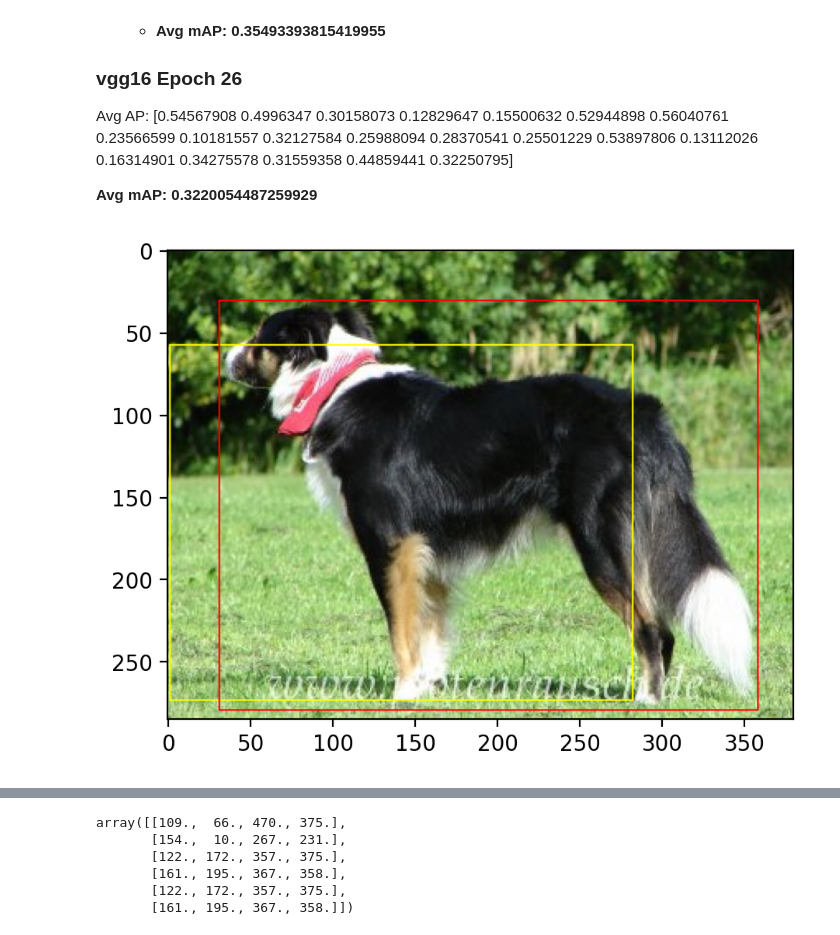
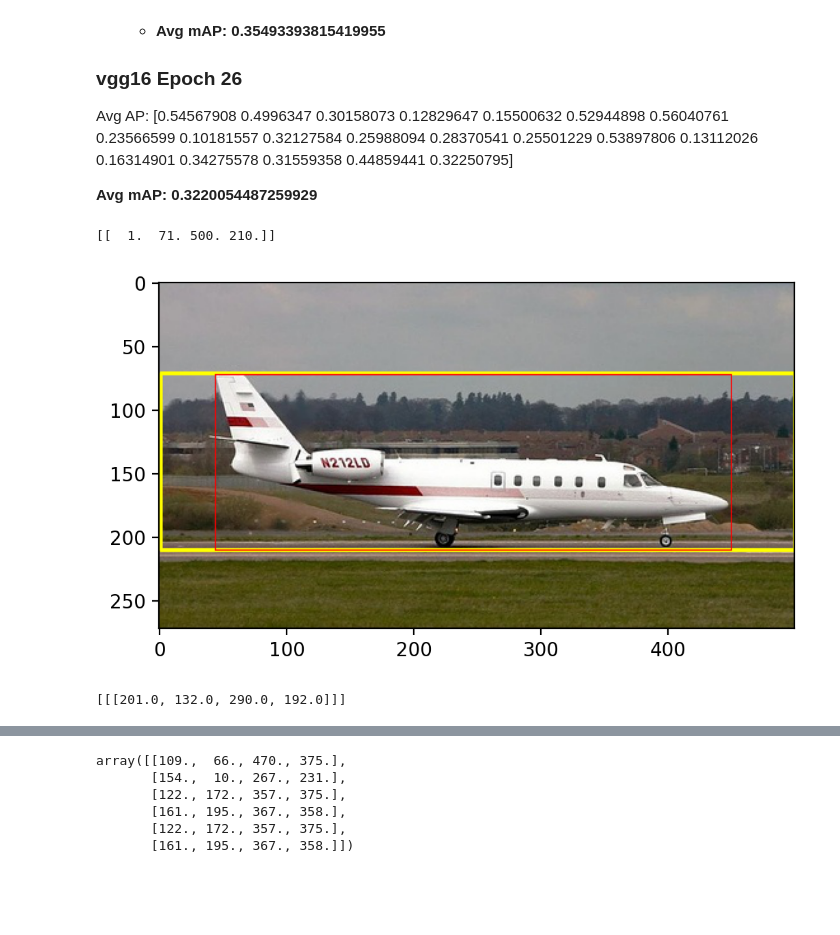
Before and after one commit to Muxv/OICR-pytorch, a Jupyter notebook: src/validate.ipynb, the cells around one changed output, grey strips where cells are left out. Saved outputs shown, nothing was run; the diff lists cells and outputs as text; code cells hidden in the pictures; blank space fills up the shorter version.

```diff
--- a/src/validate.ipynb
+++ b/src/validate.ipynb
@@ -13,6 +13,7 @@ from torchvision.ops import roi_pool, nms
 from sklearn.metrics import average_precision_score
 from utils import *
 # %%
+setup_seed(cfg.SEED)
 year='2007'
 pretrained='vgg16'
 if pretrained == 'alexnet':
@@ -21,12 +22,12 @@ elif pretrained == 'vgg16':
     model = Combined_VGG16()
 model.to(cfg.DEVICE)
 
-checkpoints = torch.load(cfg.PATH.PT_PATH + "1scale_WholeModel_2007_vgg16_40.pt")
+checkpoints = torch.load(cfg.PATH.PT_PATH + "cwsl_WholeModel_2007_vgg16_30.pt")
 model.load_state_dict(checkpoints['whole_model_state_dict'])
 
 
-testdata = VOCDectectionDataset("~/data/", year, 'test', small_box=False, over_box=False)
-test_loader = data.DataLoader(testdata, 1, shuffle=False)
+testdata = VOCDectectionDataset("~/data/", year, 'test', small_box=False)
+test_loader = data.DataLoader(testdata, 1, shuffle=False, num_workers=4, pin_memory=True)
 
 log_file = cfg.PATH.LOG_PATH + f"Validate_{pretrained}" + ".txt"
 write_log(log_file, f"model_name: OICR_{pretrained}")
@@ -158,7 +165,7 @@ year='2007'
 pretrained='vgg16'
 model = Combined_VGG16()
 model.to(cfg.DEVICE)
-checkpoints = torch.load(cfg.PATH.PT_PATH + "BestModel_2007_vgg16_23.pt")
+checkpoints = torch.load(cfg.PATH.PT_PATH + "1S_norm_WholeModel_2007_vgg16_50.pt")
 model.load_state_dict(checkpoints['whole_model_state_dict'])
 
 draw_data = VOCDectectionDataset("~/data/", '2007', 'test', debug=True)
@@ -167,7 +174,7 @@ plt.rcParams['figure.dpi'] = 200 #分辨率
 d = VOCDectectionDataset("~/data/", '2007', 'trainval')
 # %%
 i_s = -1
-stop = 11
+stop = 32
 
 
 testdata = VOCDectectionDataset("~/data/", year, 'test')
@@ -199,27 +206,41 @@ with torch.no_grad():
 # %%
 p, gt, region = draw_data[stop]
 gt_label = gt[:, -1]
 gt_box = gt[:, :4]
 confident_boxes = []
 last_c = -1
 for c in gt_label:
     if c == last_c:
         # repeated box
         continue
     else:
         box_number = int(sum(gt_label == c))
-        cls_score = avg_scores[:, int(c)]
-        most_confident_ones = cls_score.topk(box_number)[1]
-        most_confident_region = region[most_confident_ones].tolist()
+        cls_scores = avg_scores[:, int(c)]
+        cls_region = torch.Tensor(region)
 
-        if most_confident_ones.numel() == 1:
-            most_confident_region = [most_confident_region]
+        nms_filter = nms(cls_region, cls_scores, 0.3)
+
+        cls_region = cls_region[nms_filter]
+        cls_scores = cls_scores[nms_filter]
+
+        most_confident_ones = cls_scores.topk(box_number)[1]
+        most_confident_region = cls_region[most_confident_ones].numpy().tolist()
+
+
+
+#         if most_confident_ones.numel() == 1:
+#             most_confident_region = [most_confident_region]
         confident_boxes += most_confident_region
         c = last_c
 
 compare_box(p, gt_box, np.array(confident_boxes, dtype=np.float32))
 # %% [output]
+[[  1.  71. 500. 210.]]
-[figure, old version]
+[figure, new version]
+# %%
+confident_boxes
+# %% [output]
+[[[201.0, 132.0, 290.0, 192.0]]]
 # %%
 draw_box(p, gt_box)
 # %% [output]
```
Also changed, not shown: parts of 3 cells of this notebook, 10 other files.
